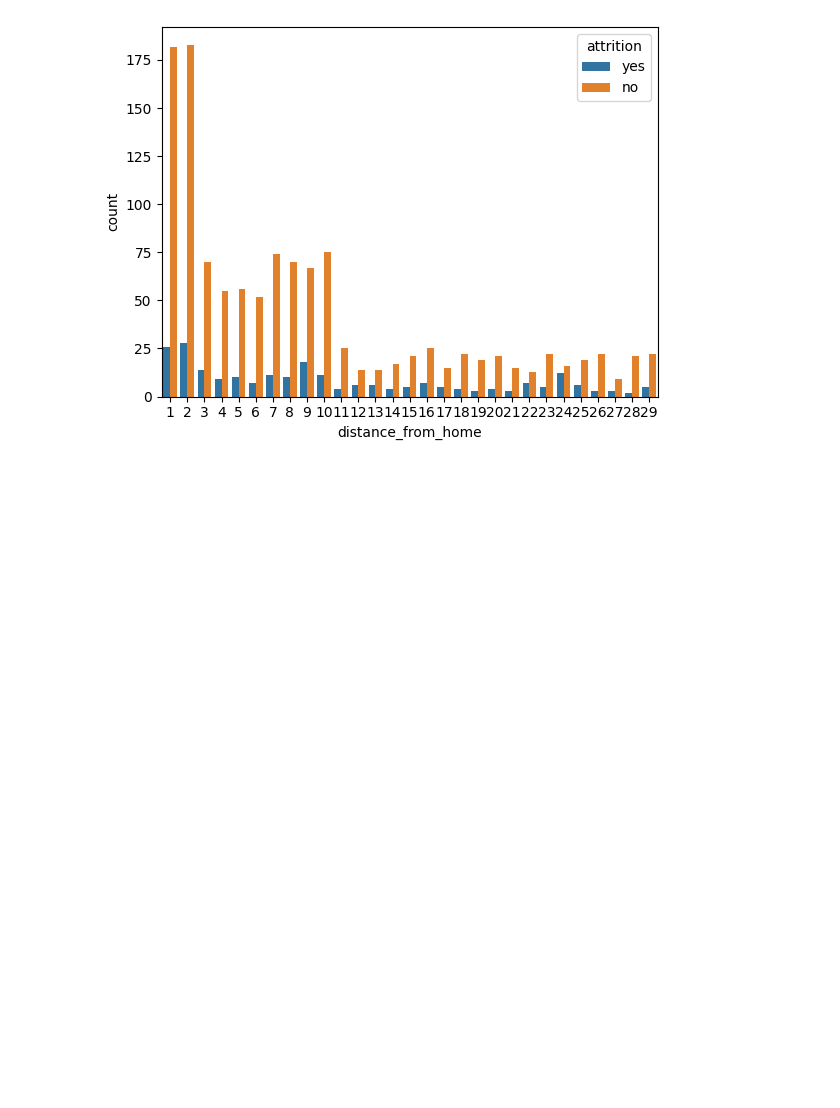
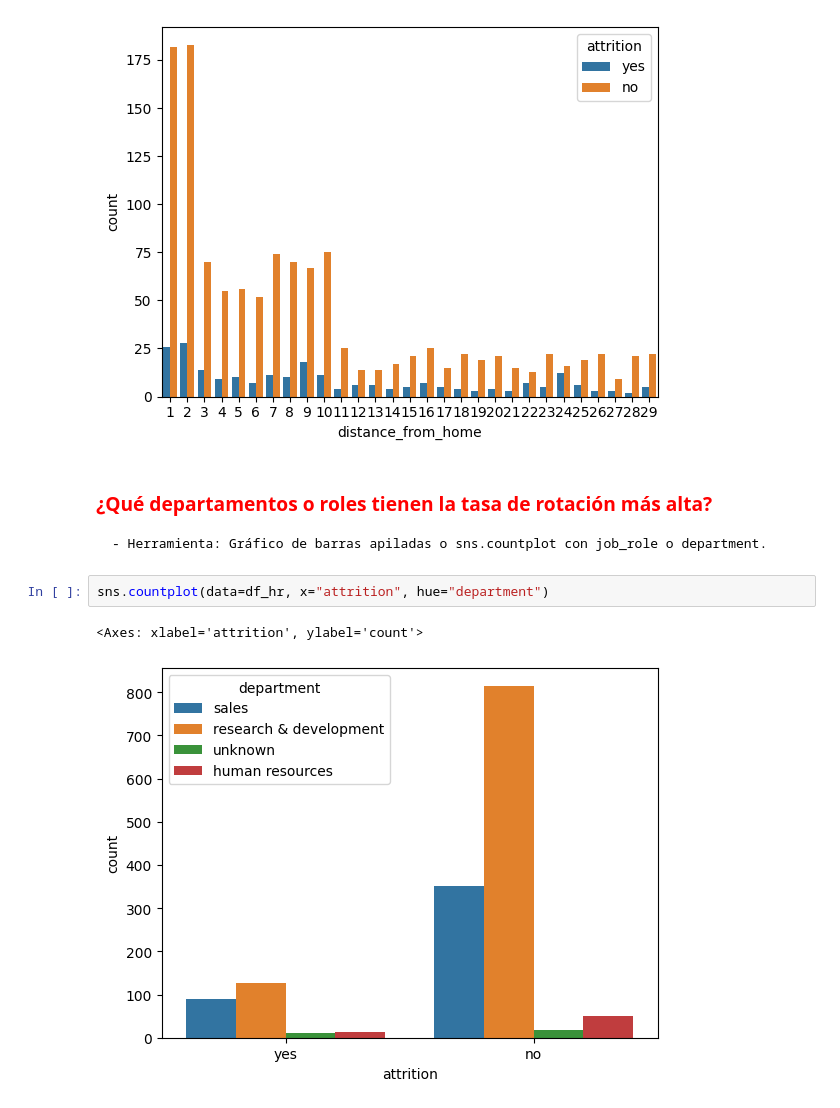
Before and after one commit to Lumo88/project-da-promo-65-modulo-3-team-1, a Jupyter notebook: Insights.ipynb, the cells around one changed output. Saved outputs shown, nothing was run; the diff lists cells and outputs as text; blank space fills up the shorter version.

```diff
--- a/Insights.ipynb
+++ b/Insights.ipynb
@@ -57,3 +57,11 @@ sns.countplot(data=df_hr, x="distance_from_home", hue="attrition");
 #dibuja la estimación de densidad kernel de `distance_from_home` para cada valor de `attrition`, comparando la distribución de distancias entre los que se quedan y los que se van.
 # %% [output]
 [figure]
+# %% [markdown]
+### **<font color="red"> ¿Qué departamentos o roles tienen la tasa de rotación más alta?</font>**
+    - Herramienta: Gráfico de barras apiladas o sns.countplot con job_role o department.
+# %%
+sns.countplot(data=df_hr, x="attrition", hue="department")
+# %% [output]
+<Axes: xlabel='attrition', ylabel='count'>
+[figure, added]
```
Also changed, not shown: parts of 24 cells of this notebook.
